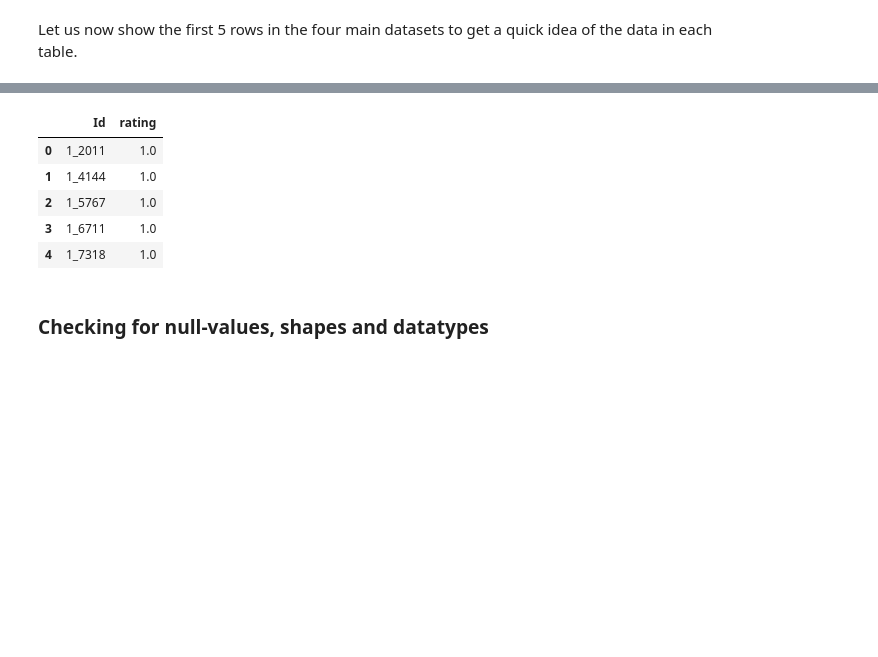
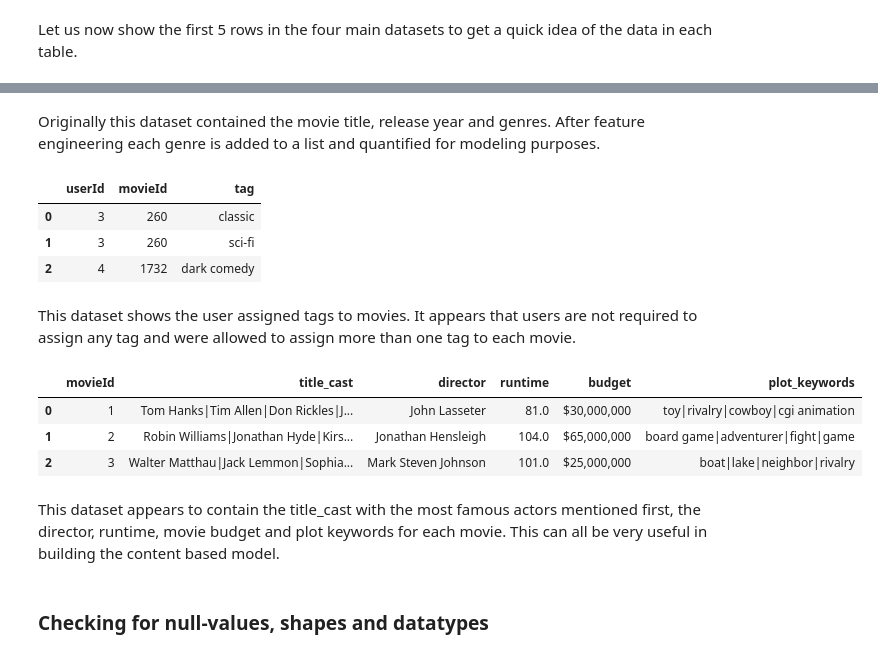
Before and after one commit to stanjaak123/Netflix-Recommender-using-Unsupervised-Machine-Learning-Clustering-, a Jupyter notebook: Netflix Recommender System.ipynb, the cells around one changed output, grey strips where cells are left out. Drawn from its saved outputs; the diff is of its cells as text; code cells hidden in the pictures; blank space fills up the shorter version.

```diff
--- a/Netflix Recommender System.ipynb
+++ b/Netflix Recommender System.ipynb
@@ -341,12 +321,23 @@ df_movies.head()
-# %%
-df_sample_submission.head()
-# %% [output]
-|  | Id | rating |
-| 0 | 1_2011 | 1.0 |
-| 1 | 1_4144 | 1.0 |
-| 2 | 1_5767 | 1.0 |
-| 3 | 1_6711 | 1.0 |
-| 4 | 1_7318 | 1.0 |
+# %% [markdown]
+Originally this dataset contained the movie title, release year and genres. After feature engineering each genre is added to a list and quantified for modeling purposes.
+# %%
+df_tags.head(3)
+# %% [output]
+|  | userId | movieId | tag |
+| 0 | 3 | 260 | classic |
+| 1 | 3 | 260 | sci-fi |
+| 2 | 4 | 1732 | dark comedy |
+# %% [markdown]
+This dataset shows the user assigned tags to movies. It appears that users are not required to assign any tag and were allowed to assign more than one tag to each movie.
+# %%
+df_imdb.head(3)
+# %% [output]
+|  | movieId | title_cast | director | runtime | budget | plot_keywords |
+| 0 | 1 | Tom Hanks|Tim Allen|Don Rickles|J... | John Lasseter | 81.0 | $30,000,000 | toy|rivalry|cowboy|cgi animation |
+| 1 | 2 | Robin Williams|Jonathan Hyde|Kirs... | Jonathan Hensleigh | 104.0 | $65,000,000 | board game|adventurer|fight|game |
+| 2 | 3 | Walter Matthau|Jack Lemmon|Sophia... | Mark Steven Johnson | 101.0 | $25,000,000 | boat|lake|neighbor|rivalry |
+# %% [markdown]
+This dataset appears to contain the title_cast with the most famous actors mentioned first, the director, runtime, movie budget and plot keywords for each movie. This can all be very useful in building the content based model.
 # %% [markdown]
 ### Checking for null-values, shapes and datatypes
 # %% [markdown]
```
Also changed, not shown: parts of 84 cells of this notebook.
